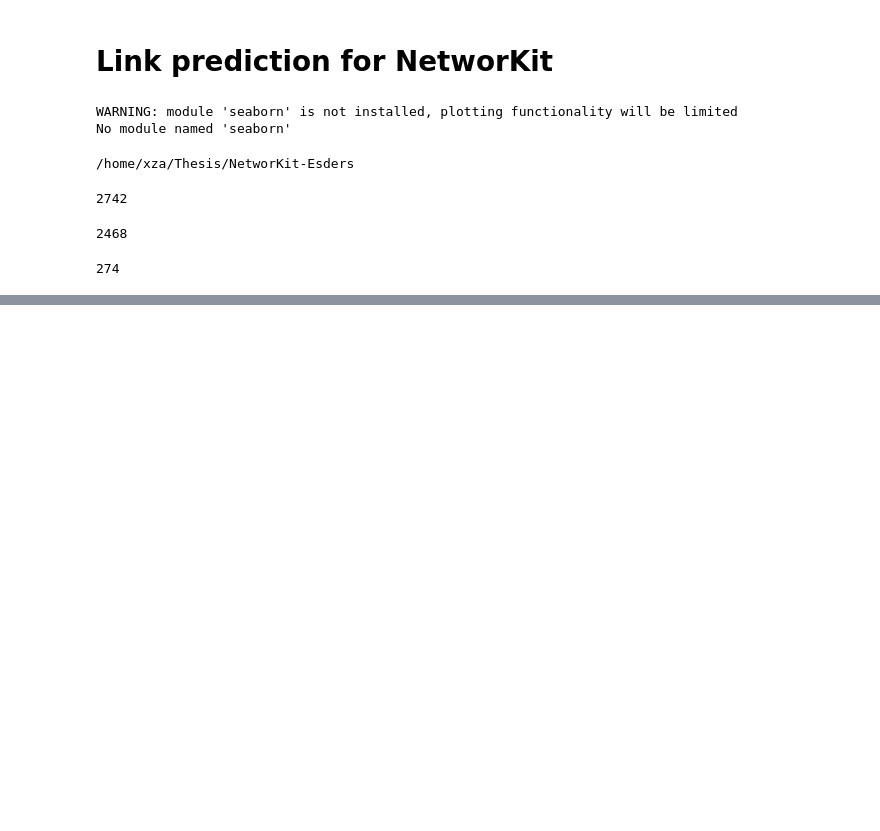
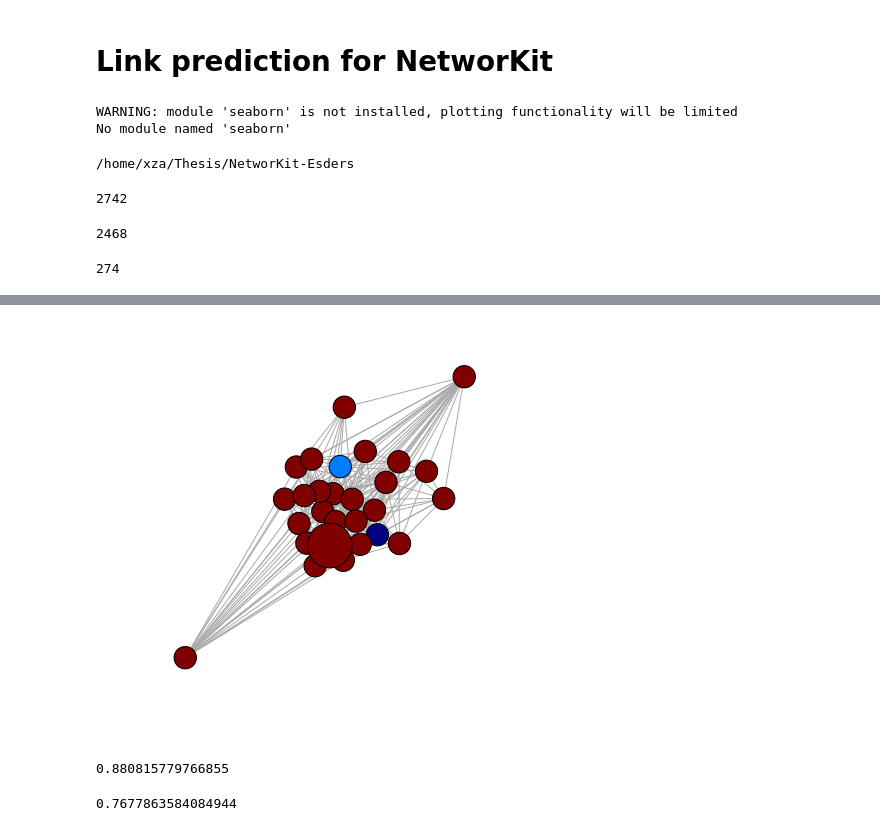
Before and after one commit to kit-parco/networkit-hyperbolic-kd, a Jupyter notebook: Doc/Notebooks/LinkPrediction.ipynb, the cells around one changed output, grey strips where cells are left out. Drawn from its saved outputs; the diff is of its cells as text; code cells hidden in the pictures; blank space fills up the shorter version.

```diff
--- a/Doc/Notebooks/LinkPrediction.ipynb
+++ b/Doc/Notebooks/LinkPrediction.ipynb
@@ -68,0 +69,21 @@ rocCN.areaUnderCurve()
+# %%
+node = partitionedGraph[0].randomNode()
+nodes = partitionedGraph[0].neighbors(node)
+
+subGraph = graph.Subgraph().fromNodes(partitionedGraph[0], nodes)
+# %%
+LIST_LENGTH = len(nodes) - 1
+a = []
+color = {}
+while len(a) < LIST_LENGTH:
+    a.append(500)
+for e in nodes:
+    color[e] = len(nodes)
+a.append(2000)
+len(color)
+color[list(color)[-1]] = len(nodes) / 2
+color[list(color)[-2]] = len(nodes) / 3
+# %%
+viztasks.drawGraph(subGraph, (7,7), False, a, None, color)
+# %% [output]
+[figure, added]
@@ -68,0 +92,4 @@ rocCN.areaUnderCurve()
+# %%
+crossValidator.crossValidate(10)
+# %% [output]
+0.880815779766855
@@ -68,0 +98,4 @@ rocCN.areaUnderCurve()
+# %%
+crossValidator.crossValidate(10)
+# %% [output]
+0.7677863584084944
```
Also changed, not shown: parts of 6 cells of this notebook, 4 other files.
